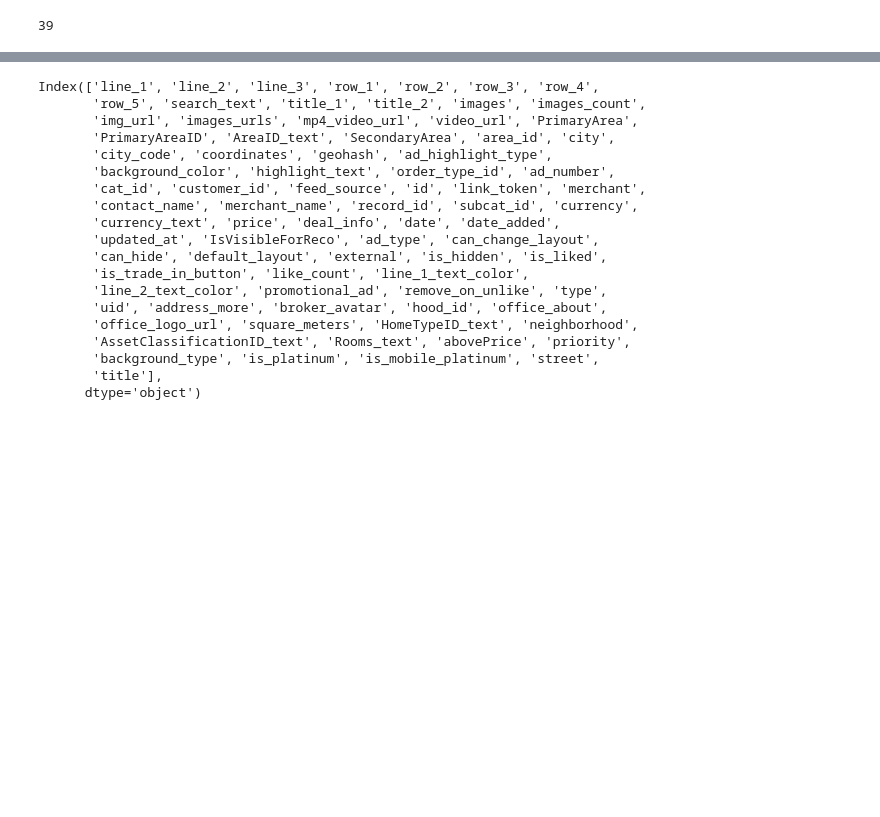
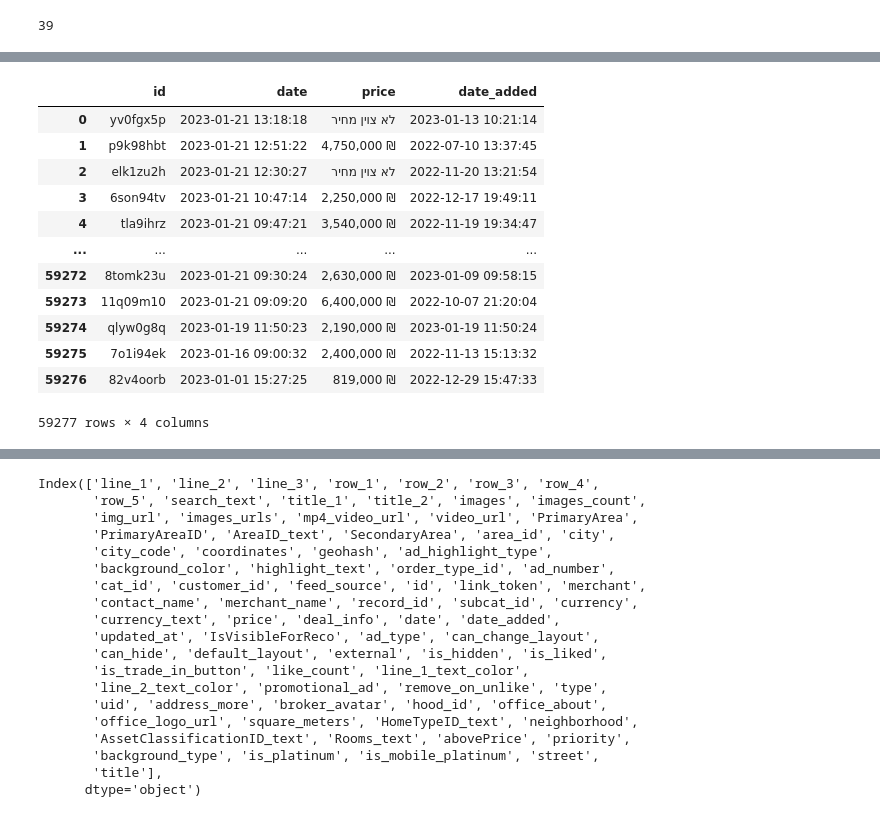
Before and after one commit to lidoraz/realestate, a Jupyter notebook: yad2_api_test.ipynb, the cells around one changed output, grey strips where cells are left out. Saved outputs shown, nothing was run; the diff lists cells and outputs as text; code cells hidden in the pictures; blank space fills up the shorter version.

```diff
--- a/yad2_api_test.ipynb
+++ b/yad2_api_test.ipynb
@@ -50,0 +202,16 @@ for p in tqdm(range(2, last_page+1)):
+# %%
+df_big_org[minimum_cols]
+# %% [output]
+|  | id | date | price | date_added |
+| 0 | yv0fgx5p | 2023-01-21 13:18:18 | לא צוין מחיר | 2023-01-13 10:21:14 |
+| 1 | p9k98hbt | 2023-01-21 12:51:22 | 4,750,000 ₪ | 2022-07-10 13:37:45 |
+| 2 | elk1zu2h | 2023-01-21 12:30:27 | לא צוין מחיר | 2022-11-20 13:21:54 |
+| 3 | 6son94tv | 2023-01-21 10:47:14 | 2,250,000 ₪ | 2022-12-17 19:49:11 |
+| 4 | tla9ihrz | 2023-01-21 09:47:21 | 3,540,000 ₪ | 2022-11-19 19:34:47 |
+| ... | ... | ... | ... | ... |
+| 59272 | 8tomk23u | 2023-01-21 09:30:24 | 2,630,000 ₪ | 2023-01-09 09:58:15 |
+| 59273 | 11q09m10 | 2023-01-21 09:09:20 | 6,400,000 ₪ | 2022-10-07 21:20:04 |
+| 59274 | qlyw0g8q | 2023-01-19 11:50:23 | 2,190,000 ₪ | 2023-01-19 11:50:24 |
+| 59275 | 7o1i94ek | 2023-01-16 09:00:32 | 2,400,000 ₪ | 2022-11-13 15:13:32 |
+| 59276 | 82v4oorb | 2023-01-01 15:27:25 | 819,000 ₪ | 2022-12-29 15:47:33 |
+59277 rows × 4 columns
```
Also changed, not shown: parts of 32 cells of this notebook.
